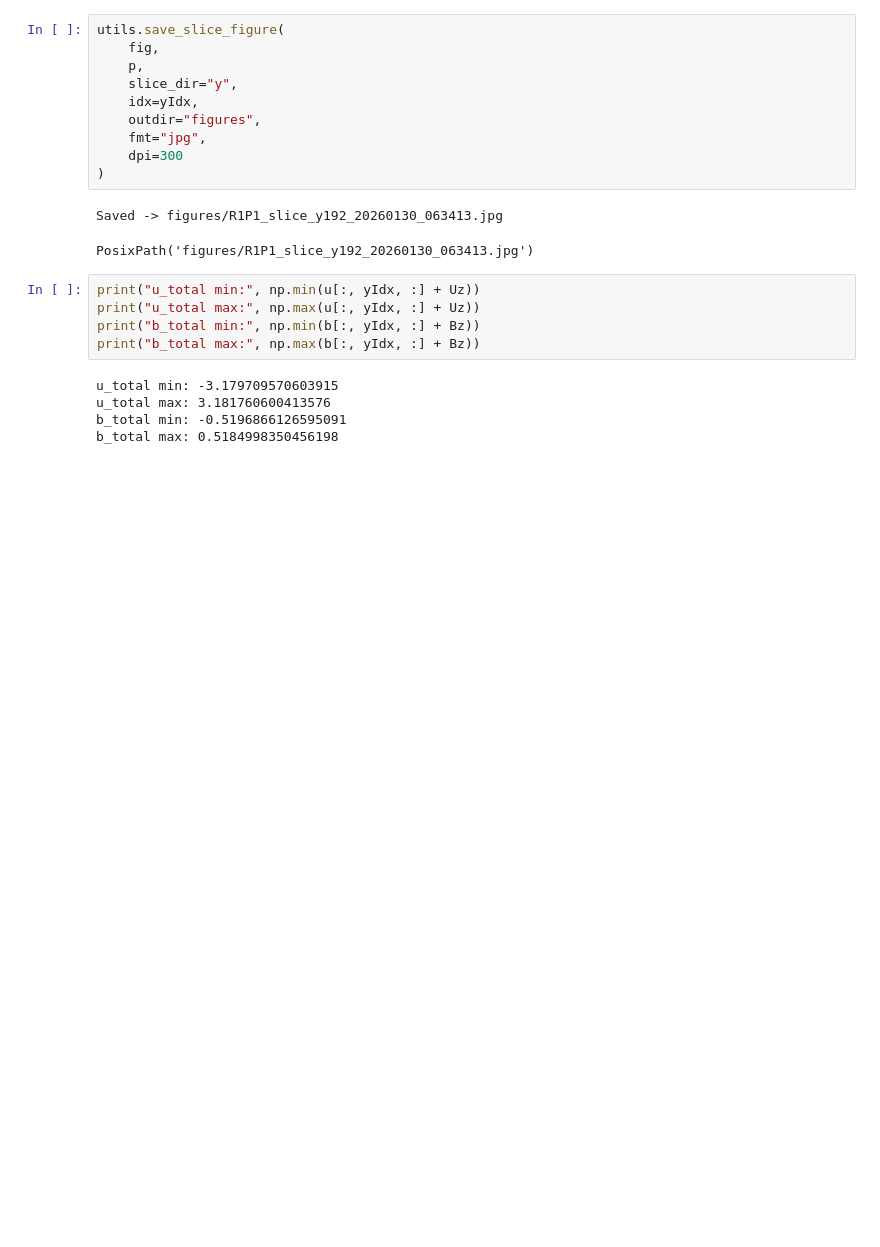
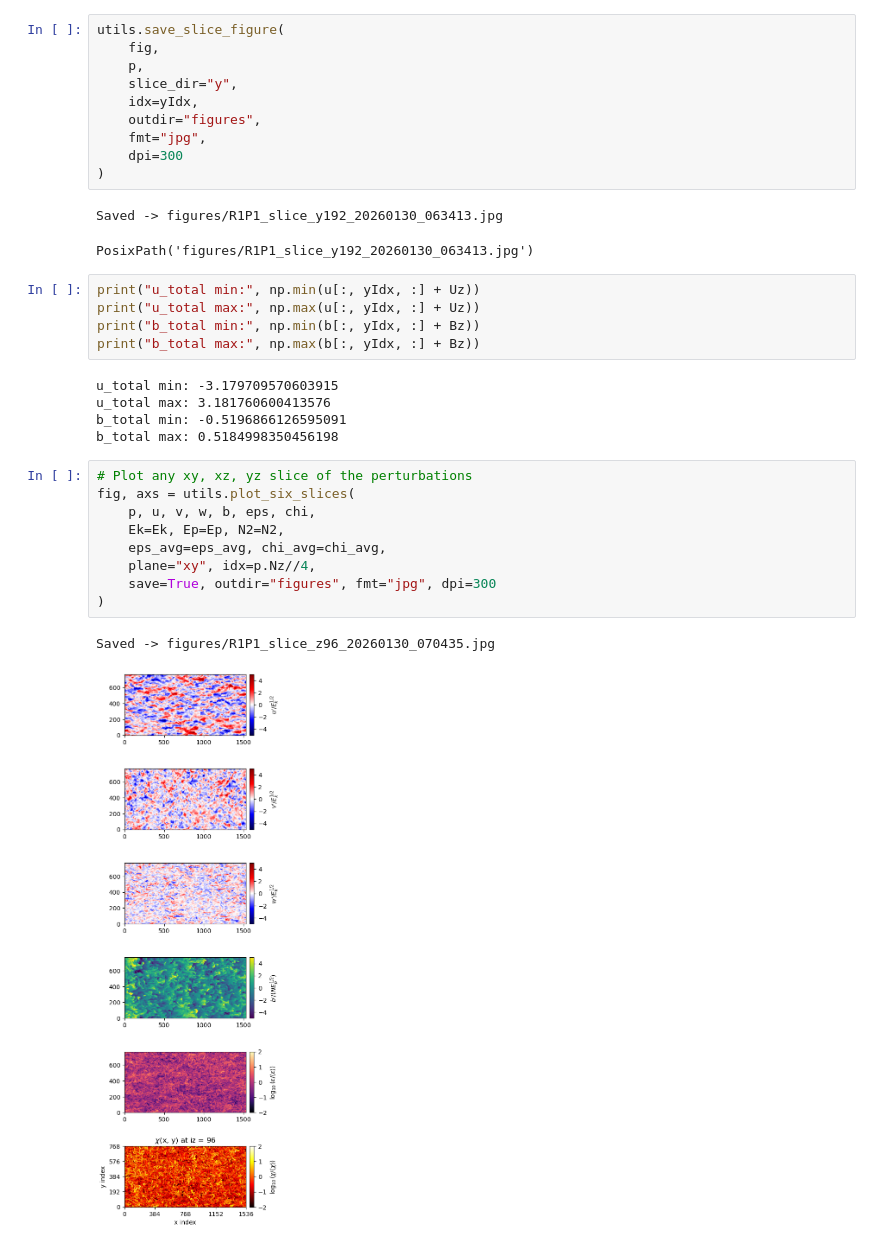
Before and after one commit to adrienlefauve/STRATA-shear, a Jupyter notebook: adrienVisualizeData.ipynb, the cells around one changed output. Drawn from its saved outputs; the diff is of its cells as text; blank space fills up the shorter version.

Commit message:
Added new util function to plot and save any xy xz yz slice

```diff
--- a/adrienVisualizeData.ipynb
+++ b/adrienVisualizeData.ipynb
@@ -210,3 +218,15 @@ u_total min: -3.179709570603915
 u_total max: 3.181760600413576
 b_total min: -0.5196866126595091
 b_total max: 0.5184998350456198
+# %%
+# Plot any xy, xz, yz slice of the perturbations
+fig, axs = utils.plot_six_slices(
+    p, u, v, w, b, eps, chi,
+    Ek=Ek, Ep=Ep, N2=N2,
+    eps_avg=eps_avg, chi_avg=chi_avg,
+    plane="xy", idx=p.Nz//4,
+    save=True, outdir="figures", fmt="jpg", dpi=300
+)
+# %% [output]
+Saved -> figures/R1P1_slice_z96_20260130_070435.jpg
+[figure, added]
```
Also changed, not shown: parts of 4 cells of this notebook, 1 other file.
